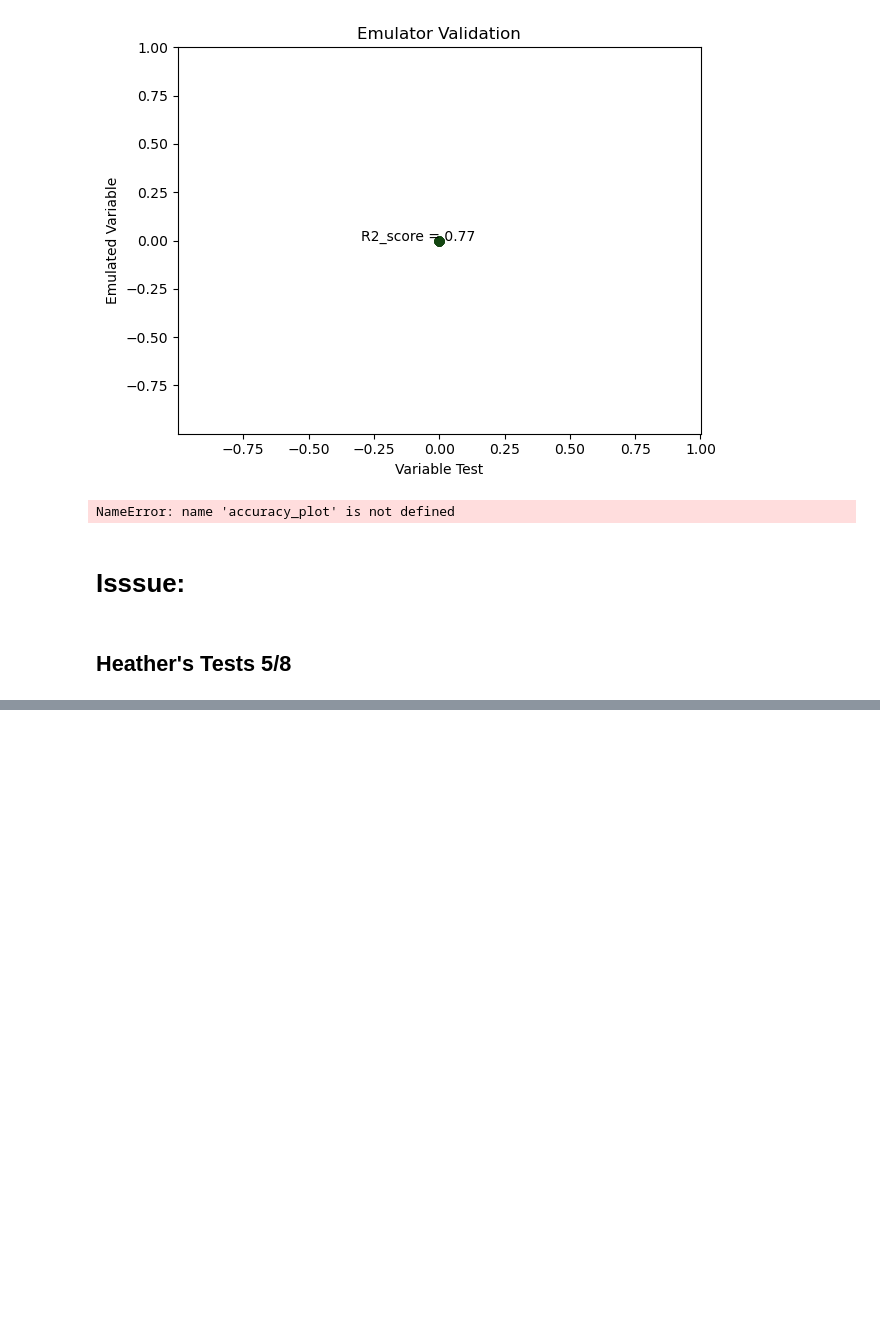
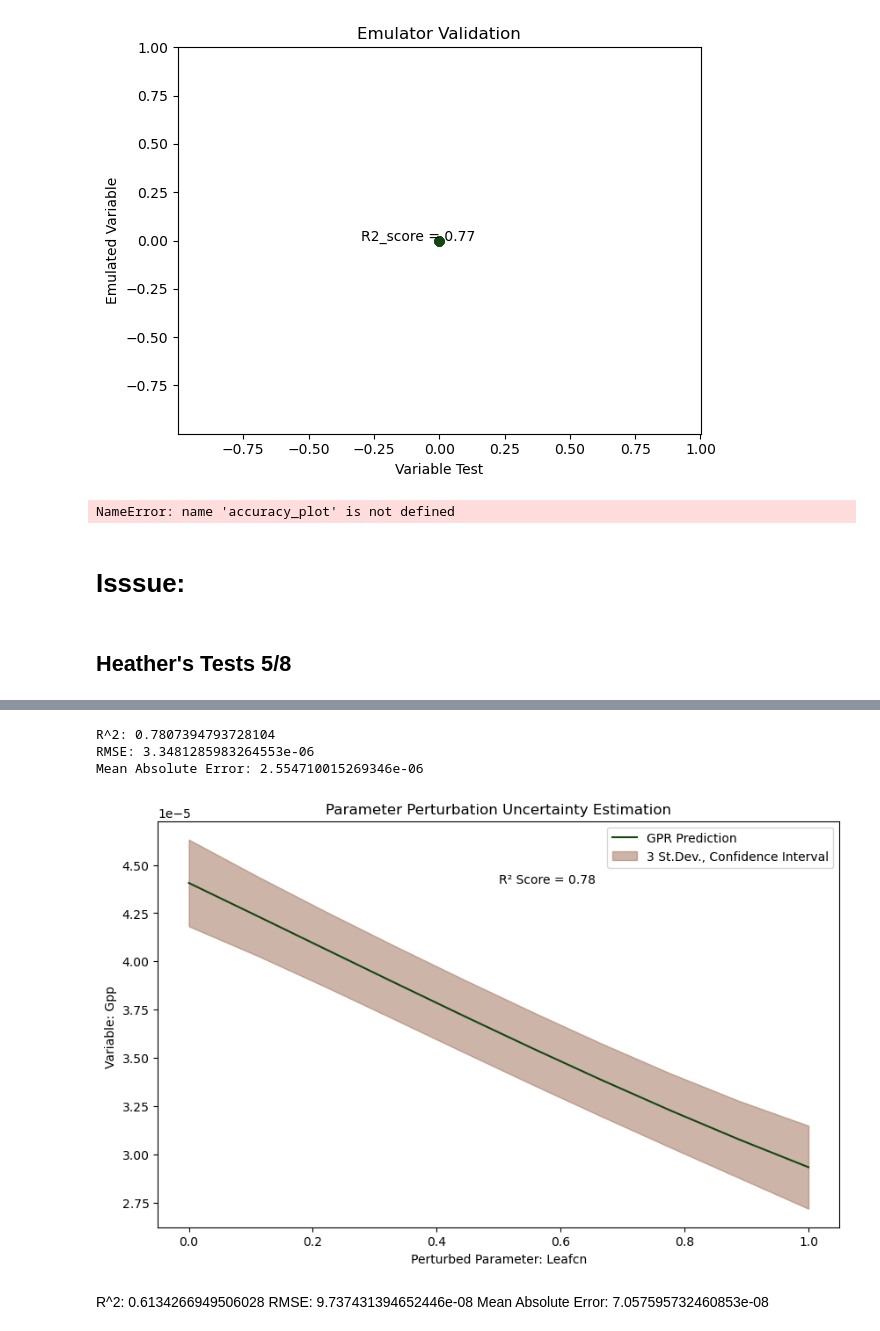
Before and after one commit to GaiaFuture/Prototype, a Jupyter notebook: main_function.ipynb, the cells around one changed output, grey strips where cells are left out. Saved outputs shown, nothing was run; the diff lists cells and outputs as text; code cells hidden in the pictures; blank space fills up the shorter version.

Commit message:
widgets

```diff
--- a/main_function.ipynb
+++ b/main_function.ipynb
@@ -434,0 +516,37 @@ pn.Row(obj.param, obj.view).servable()
+# %%
+# Define the options for the parameter and variable lists
+parameters_list = ['leafcn', 'froot_leaf']
+variables_list = ['GPP', 'NBP', 'TOTVEGC', 'TLAI']
+
+# Create the widgets for parameter and variable selection
+parameter_selector = pn.widgets.Select(name='Parameter:', options=parameters_list)
+variable_selector = pn.widgets.Select(name='Variable:', options=variables_list)
+
+# Define a function to update the output when selections are changed
+def update_output(event):
+    parameter = parameter_selector.value
+    variable = variable_selector.value
+    output_plot.object = dashboard_wrangling(parameter, variable)
+
+# Attach the update function to the parameter and variable selectors
+parameter_selector.param.watch(update_output, 'value')
+variable_selector.param.watch(update_output, 'value')
+
+# Create a Panel to display the output
+output_plot = pn.panel(dashboard_wrangling(parameter_selector.value, variable_selector.value))
+
+# Create a Panel layout
+layout = pn.Column(
+    parameter_selector,
+    variable_selector,
+    output_plot
+)
+
+# Display the layout
+layout.servable()
+# %% [output]
+R^2: 0.7807394793728104
+RMSE: 3.3481285983264553e-06
+Mean Absolute Error: 2.554710015269346e-06
+[figure, added]
+R^2: 0.6134266949506028 RMSE: 9.737431394652446e-08 Mean Absolute Error: 7.057595732460853e-08
```
Also changed, not shown: parts of 6 cells of this notebook.
